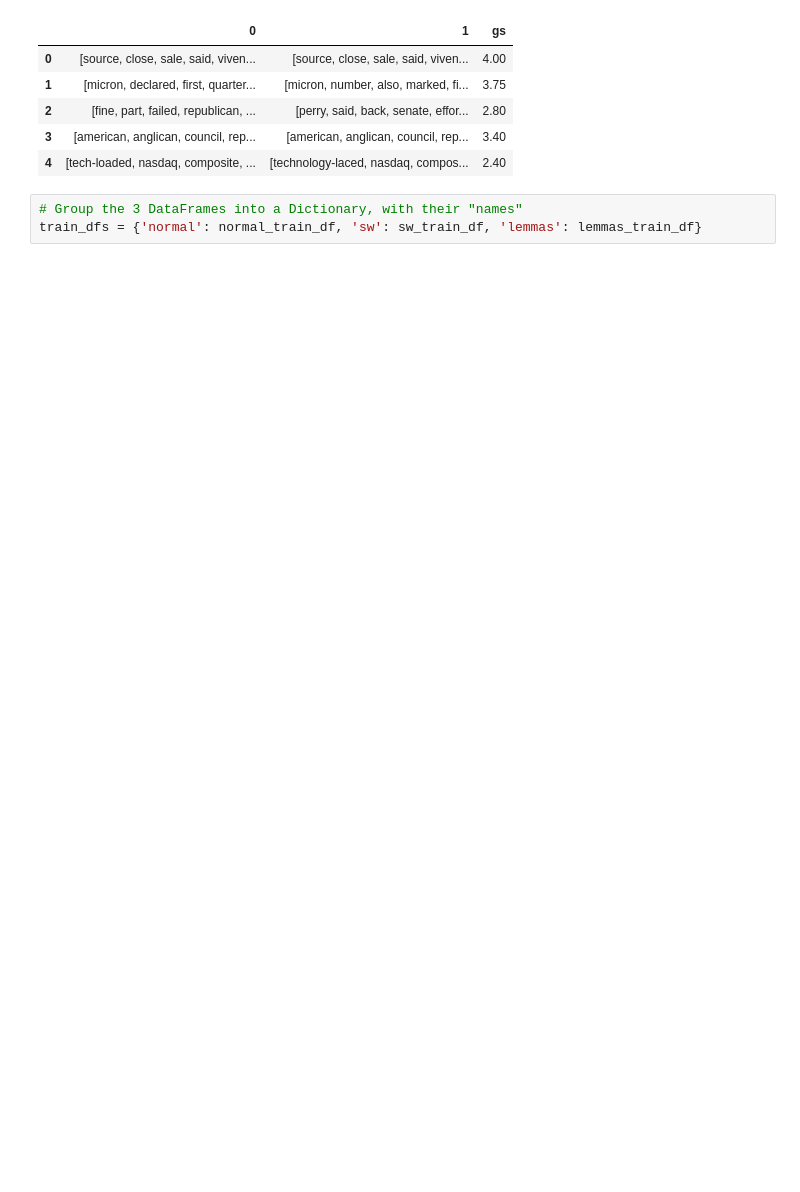
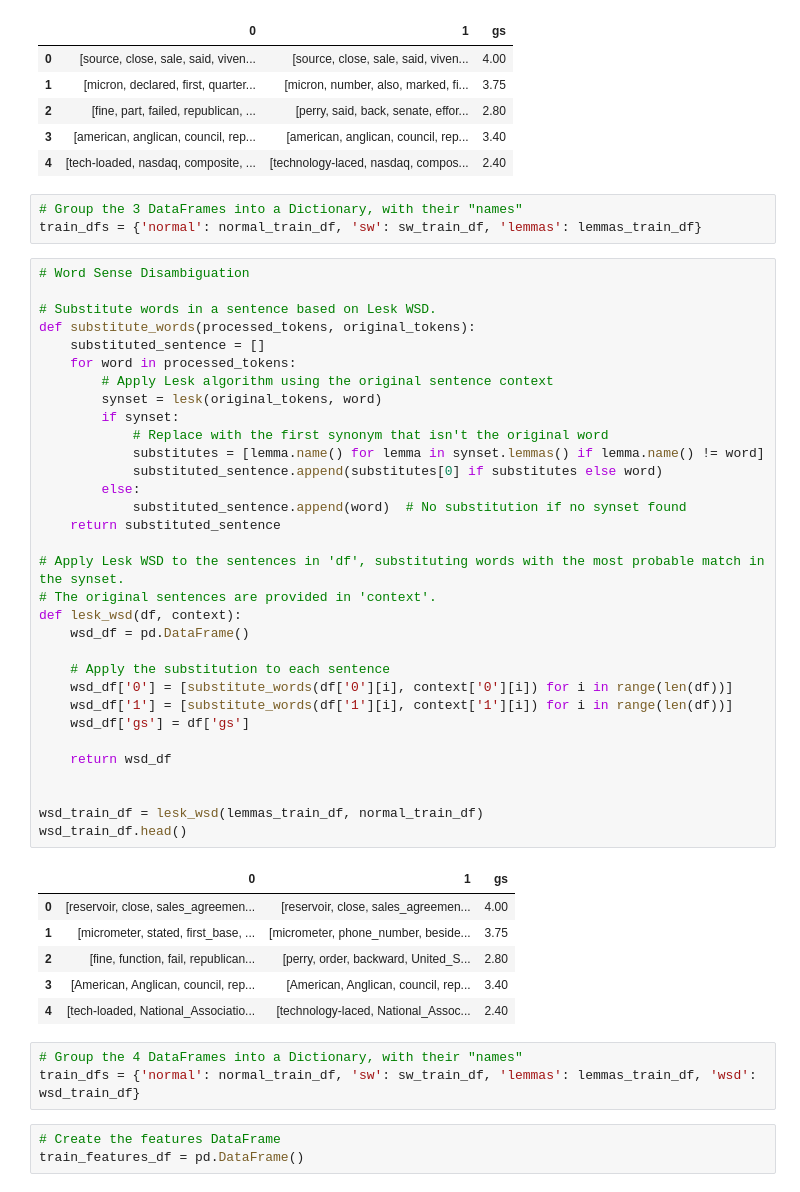
Before and after one commit to brunosangom/ihlt-final-project, a Jupyter notebook: code/Features/lexicalFeatureExtraction.ipynb, the cells around one changed output. Cells and saved outputs as stored; diff of their text form; blank space fills up the shorter version.

```diff
--- a/code/Features/lexicalFeatureExtraction.ipynb
+++ b/code/Features/lexicalFeatureExtraction.ipynb
@@ -61,4 +64,49 @@ lemmas_train_df.head()
 # %%
 # Group the 3 DataFrames into a Dictionary, with their "names"
 train_dfs = {'normal': normal_train_df, 'sw': sw_train_df, 'lemmas': lemmas_train_df}
+# %%
+# Word Sense Disambiguation
+
+# Substitute words in a sentence based on Lesk WSD.
+def substitute_words(processed_tokens, original_tokens):
+    substituted_sentence = []
+    for word in processed_tokens:
+        # Apply Lesk algorithm using the original sentence context
+        synset = lesk(original_tokens, word)
+        if synset:
+            # Replace with the first synonym that isn't the original word
+            substitutes = [lemma.name() for lemma in synset.lemmas() if lemma.name() != word]
+            substituted_sentence.append(substitutes[0] if substitutes else word)
+        else:
+            substituted_sentence.append(word)  # No substitution if no synset found
+    return substituted_sentence
+
+# Apply Lesk WSD to the sentences in 'df', substituting words with the most probable match in the synset.
+# The original sentences are provided in 'context'.
+def lesk_wsd(df, context):
+    wsd_df = pd.DataFrame()
+
+    # Apply the substitution to each sentence
+    wsd_df['0'] = [substitute_words(df['0'][i], context['0'][i]) for i in range(len(df))]
+    wsd_df['1'] = [substitute_words(df['1'][i], context['1'][i]) for i in range(len(df))]
+    wsd_df['gs'] = df['gs']
+
+    return wsd_df
+
+
+wsd_train_df = lesk_wsd(lemmas_train_df, normal_train_df)
+wsd_train_df.head()
+# %% [output]
+|  | 0 | 1 | gs |
+| 0 | [reservoir, close, sales_agreemen... | [reservoir, close, sales_agreemen... | 4.00 |
+| 1 | [micrometer, stated, first_base, ... | [micrometer, phone_number, beside... | 3.75 |
+| 2 | [fine, function, fail, republican... | [perry, order, backward, United_S... | 2.80 |
+| 3 | [American, Anglican, council, rep... | [American, Anglican, council, rep... | 3.40 |
+| 4 | [tech-loaded, National_Associatio... | [technology-laced, National_Assoc... | 2.40 |
+# %%
+# Group the 4 DataFrames into a Dictionary, with their "names"
+train_dfs = {'normal': normal_train_df, 'sw': sw_train_df, 'lemmas': lemmas_train_df, 'wsd': wsd_train_df}
+# %%
+# Create the features DataFrame
+train_features_df = pd.DataFrame()
 # %%
```
Also changed, not shown: parts of 20 cells of this notebook, 7 other files.
